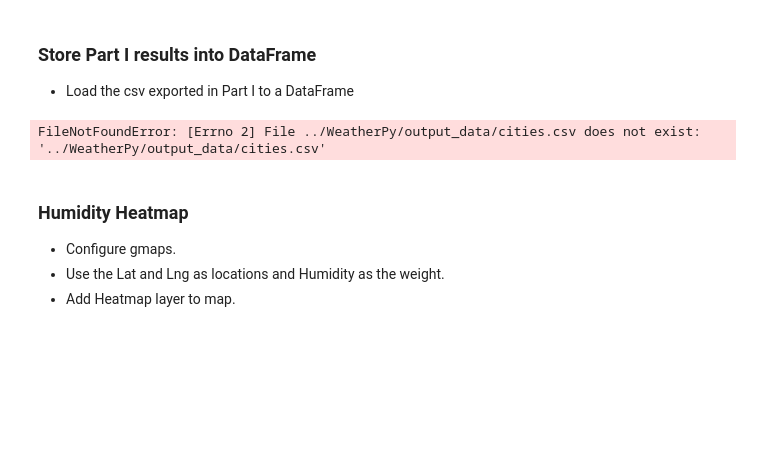
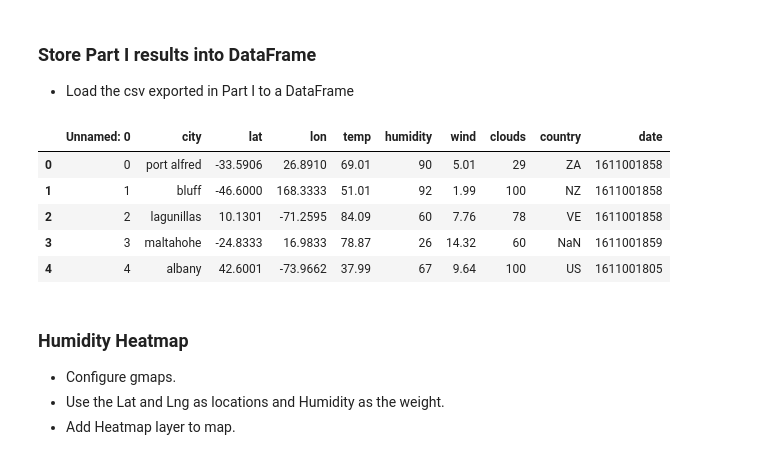
Before and after one commit to sidali6787/Python-APIs-Project, a Jupyter notebook: starter_code/VacationPy.ipynb, the cells around one changed output. Drawn from its saved outputs; the diff is of its cells as text; code cells hidden in the pictures; blank space fills up the shorter version.

```diff
--- a/starter_code/VacationPy.ipynb
+++ b/starter_code/VacationPy.ipynb
@@ -22,11 +21,17 @@ ModuleNotFoundError: No module named 'gmaps'
 # %% [markdown]
 ### Store Part I results into DataFrame
 * Load the csv exported in Part I to a DataFrame
-# %%
-weather_data = pd.read_csv("../WeatherPy/output_data/cities.csv")
-weather_data
-# %% [output]
-FileNotFoundError: [Errno 2] File ../WeatherPy/output_data/cities.csv does not exist: '../WeatherPy/output_data/cities.csv'
+# %%
+cities_df = pd.read_csv("city_data.csv")
+cities_df.dropna()
+cities_df.head()
+# %% [output]
+|  | Unnamed: 0 | city | lat | lon | temp | humidity | wind | clouds | country | date |
+| 0 | 0 | port alfred | -33.5906 | 26.8910 | 69.01 | 90 | 5.01 | 29 | ZA | 1611001858 |
+| 1 | 1 | bluff | -46.6000 | 168.3333 | 51.01 | 92 | 1.99 | 100 | NZ | 1611001858 |
+| 2 | 2 | lagunillas | 10.1301 | -71.2595 | 84.09 | 60 | 7.76 | 78 | VE | 1611001858 |
+| 3 | 3 | maltahohe | -24.8333 | 16.9833 | 78.87 | 26 | 14.32 | 60 | NaN | 1611001859 |
+| 4 | 4 | albany | 42.6001 | -73.9662 | 37.99 | 67 | 9.64 | 100 | US | 1611001805 |
 # %% [markdown]
 ### Humidity Heatmap
 * Configure gmaps.
```
Also changed, not shown: parts of 10 cells of this notebook.
